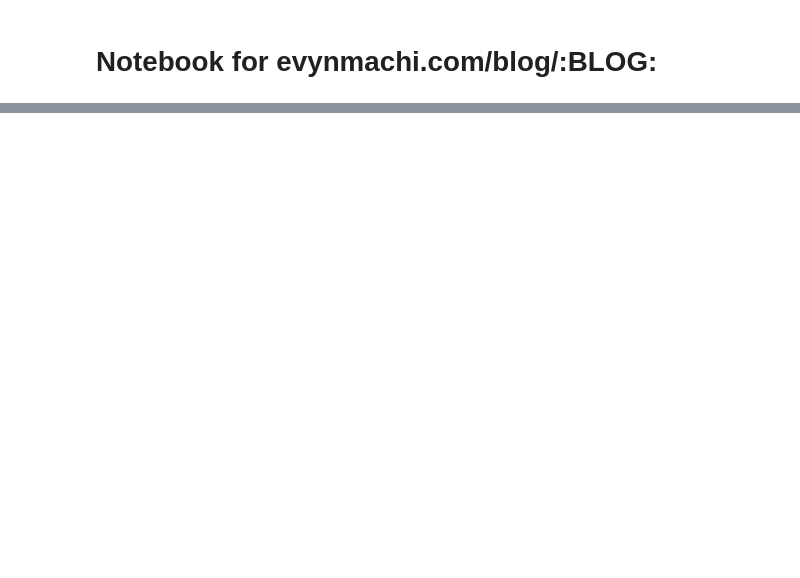
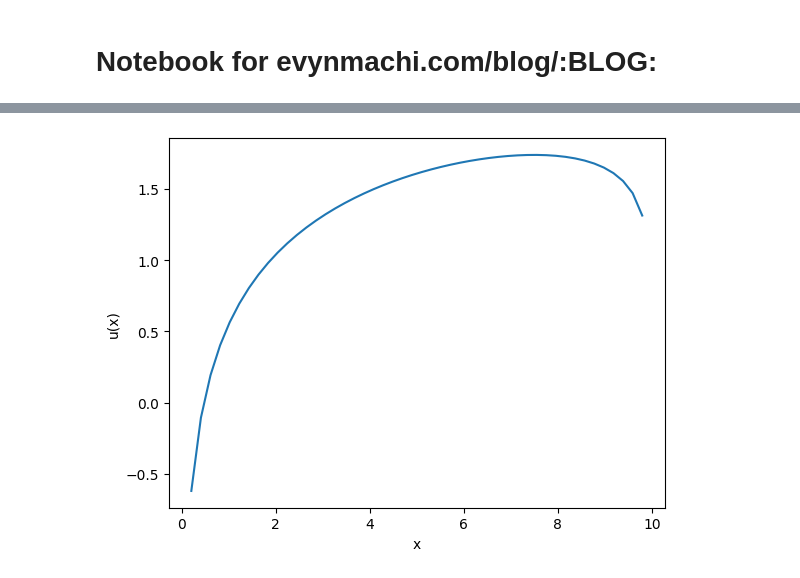
Before and after one commit to SirRender00/notebooks, a Jupyter notebook: notebooks/cooperation-selfishness-1/cooperation-selfishness-1.ipynb, the cells around one changed output, grey strips where cells are left out. Saved outputs shown, nothing was run; the diff lists cells and outputs as text; code cells hidden in the pictures; blank space fills up the shorter version.

```diff
--- a/notebooks/cooperation-selfishness-1/cooperation-selfishness-1.ipynb
+++ b/notebooks/cooperation-selfishness-1/cooperation-selfishness-1.ipynb
@@ -16,0 +38,14 @@ plt.show()
+# %%
+def u(x, alpha=0.75, beta=0.25):
+    return alpha * np.log(x) + beta * np.log(10-x)
+# %%
+X = np.linspace(0, 10)
+plt.plot(X, u(X))
+
+plt.xlabel("x")
+plt.ylabel("u(x)")
+
+plt.savefig(out / "multivar-utility-pref.png")
+plt.show()
+# %% [output]
+[figure, added]
```
Also changed, not shown: parts of 7 cells of this notebook, 4 other files.
